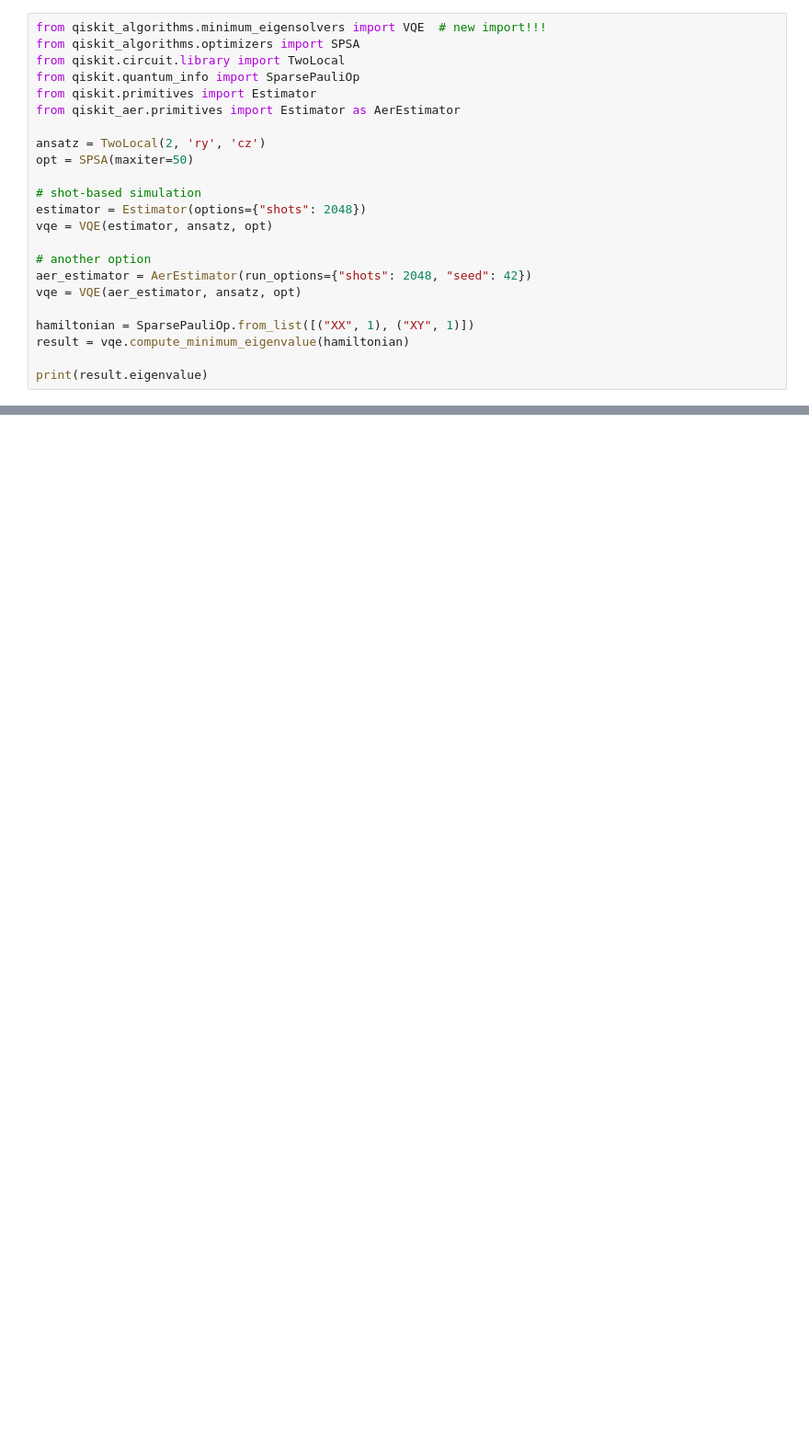
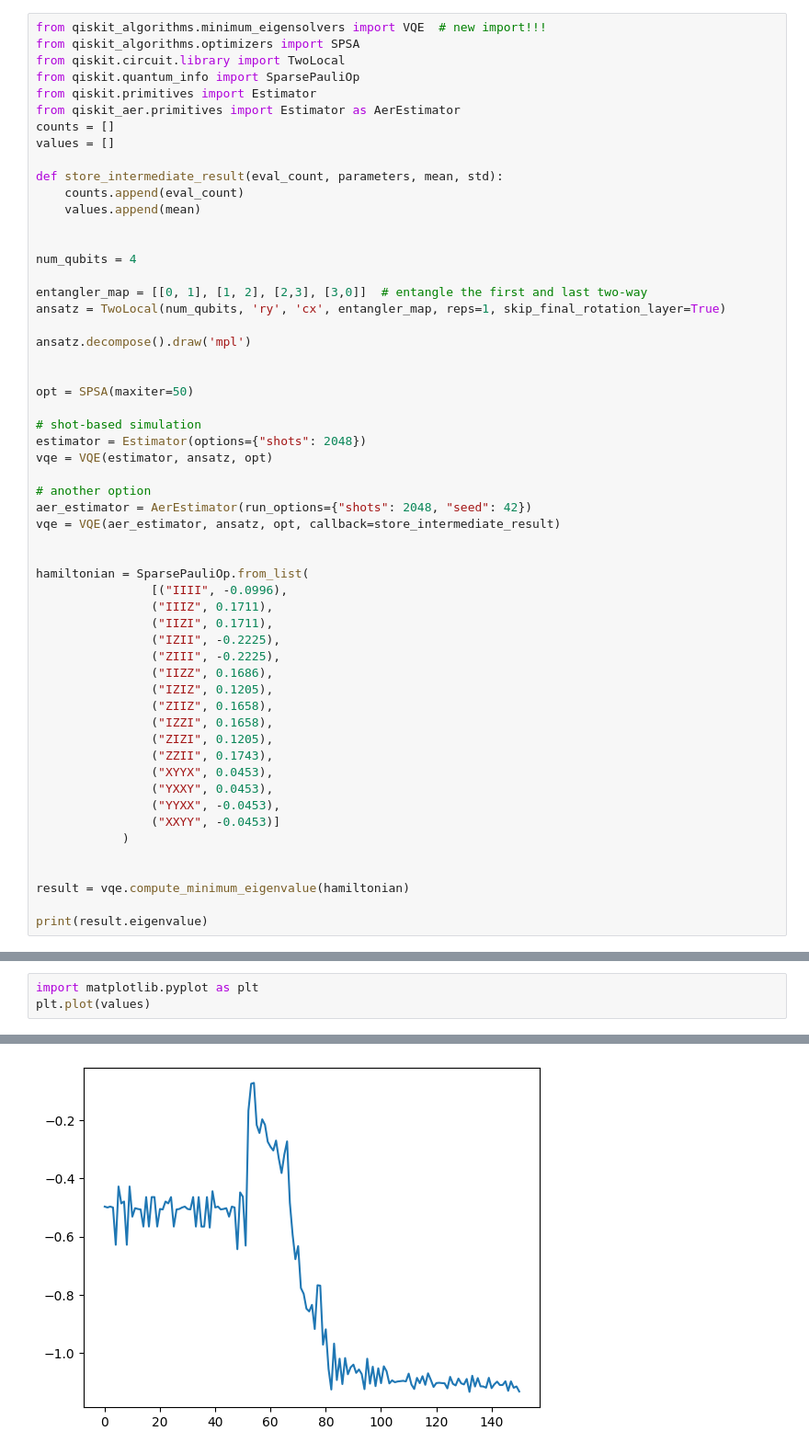
Before and after one commit to azhar-ikhtiarudin/variational-quantum-eigensolver, a Jupyter notebook: Qiskit/Hard-Sim/vqe_algorithms.ipynb, the cells around one changed output, grey strips where cells are left out. Shown at 92% size. Drawn from its saved outputs; the diff is of its cells as text; blank space fills up the shorter version.

```diff
--- a/Qiskit/Hard-Sim/vqe_algorithms.ipynb
+++ b/Qiskit/Hard-Sim/vqe_algorithms.ipynb
@@ -5,8 +5,22 @@ from qiskit.circuit.library import TwoLocal
 from qiskit.quantum_info import SparsePauliOp
 from qiskit.primitives import Estimator
 from qiskit_aer.primitives import Estimator as AerEstimator
+counts = []
+values = []
 
-ansatz = TwoLocal(2, 'ry', 'cz')
+def store_intermediate_result(eval_count, parameters, mean, std):
+    counts.append(eval_count)
+    values.append(mean)
+
+
+num_qubits = 4
+
+entangler_map = [[0, 1], [1, 2], [2,3], [3,0]]  # entangle the first and last two-way
+ansatz = TwoLocal(num_qubits, 'ry', 'cx', entangler_map, reps=1, skip_final_rotation_layer=True)
+
+ansatz.decompose().draw('mpl')
+
+
 opt = SPSA(maxiter=50)
 
 # shot-based simulation
@@ -15,9 +29,28 @@ vqe = VQE(estimator, ansatz, opt)
 
 # another option
 aer_estimator = AerEstimator(run_options={"shots": 2048, "seed": 42})
-vqe = VQE(aer_estimator, ansatz, opt)
+vqe = VQE(aer_estimator, ansatz, opt, callback=store_intermediate_result)
 
-hamiltonian = SparsePauliOp.from_list([("XX", 1), ("XY", 1)])
+
+hamiltonian = SparsePauliOp.from_list(
+                [("IIII", -0.0996),
+                ("IIIZ", 0.1711),
+                ("IIZI", 0.1711),
+                ("IZII", -0.2225),
+                ("ZIII", -0.2225),
+                ("IIZZ", 0.1686),
+                ("IZIZ", 0.1205),
+                ("ZIIZ", 0.1658),
+                ("IZZI", 0.1658),
+                ("ZIZI", 0.1205),
+                ("ZZII", 0.1743),
+                ("XYYX", 0.0453),
+                ("YXXY", 0.0453),
+                ("YYXX", -0.0453),
+                ("XXYY", -0.0453)]
+            )
+
+
 result = vqe.compute_minimum_eigenvalue(hamiltonian)
 
 print(result.eigenvalue)
@@ -25,0 +59,4 @@ print(result.eigenvalue)
+# %%
+import matplotlib.pyplot as plt
+plt.plot(values)
+# %% [output]
@@ -25,0 +64 @@ print(result.eigenvalue)
+[figure, added]
```
Also changed, not shown: parts of 12 cells of this notebook.
